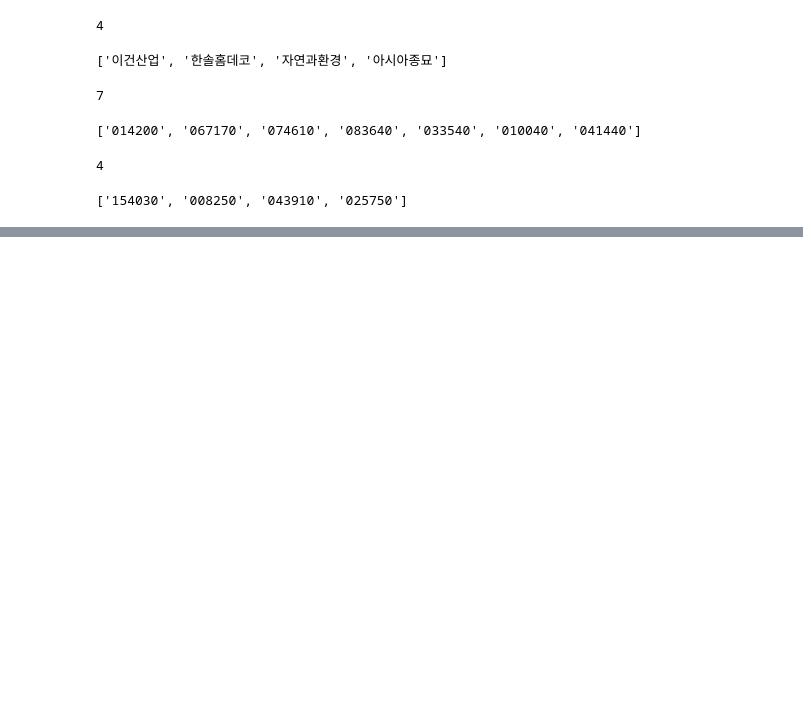
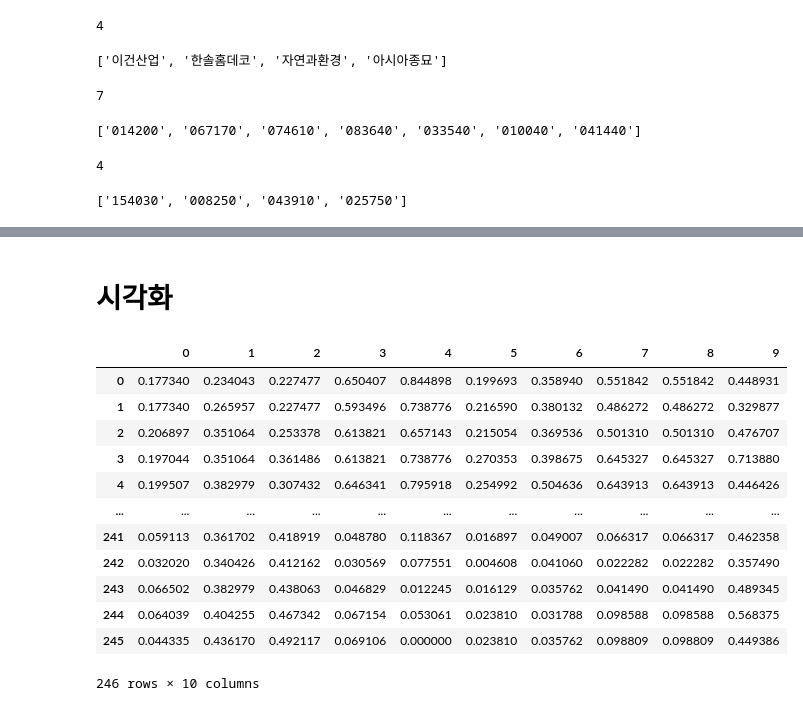
Before and after one commit to 21ckwj/fintech, a Jupyter notebook: 프로젝트2/주가움직임보기.ipynb, the cells around one changed output, grey strips where cells are left out. Drawn from its saved outputs; the diff is of its cells as text; code cells hidden in the pictures; blank space fills up the shorter version.

```diff
--- a/프로젝트2/주가움직임보기.ipynb
+++ b/프로젝트2/주가움직임보기.ipynb
@@ -85,0 +241,25 @@ df_history
+# %% [markdown]
+# 시각화
+# %%
+# 비율 맞춰주기
+# scaler 쓰려면 데이터타입이 모두 같아야 해서 Date타입 바꿔주는 과정
+
+from sklearn.preprocessing import StandardScaler, MinMaxScaler
+scaler = MinMaxScaler()
+df_scaler = df_scaler.drop('Date',axis =1)
+df_scaled = pd.DataFrame(scaler.fit_transform(df_scaler))
+df_scaled
+# %% [output]
+|  | 0 | 1 | 2 | 3 | 4 | 5 | 6 | 7 | 8 | 9 |
+| 0 | 0.177340 | 0.234043 | 0.227477 | 0.650407 | 0.844898 | 0.199693 | 0.358940 | 0.551842 | 0.551842 | 0.448931 |
+| 1 | 0.177340 | 0.265957 | 0.227477 | 0.593496 | 0.738776 | 0.216590 | 0.380132 | 0.486272 | 0.486272 | 0.329877 |
+| 2 | 0.206897 | 0.351064 | 0.253378 | 0.613821 | 0.657143 | 0.215054 | 0.369536 | 0.501310 | 0.501310 | 0.476707 |
+| 3 | 0.197044 | 0.351064 | 0.361486 | 0.613821 | 0.738776 | 0.270353 | 0.398675 | 0.645327 | 0.645327 | 0.713880 |
+| 4 | 0.199507 | 0.382979 | 0.307432 | 0.646341 | 0.795918 | 0.254992 | 0.504636 | 0.643913 | 0.643913 | 0.446426 |
+| ... | ... | ... | ... | ... | ... | ... | ... | ... | ... | ... |
+| 241 | 0.059113 | 0.361702 | 0.418919 | 0.048780 | 0.118367 | 0.016897 | 0.049007 | 0.066317 | 0.066317 | 0.462358 |
+| 242 | 0.032020 | 0.340426 | 0.412162 | 0.030569 | 0.077551 | 0.004608 | 0.041060 | 0.022282 | 0.022282 | 0.357490 |
+| 243 | 0.066502 | 0.382979 | 0.438063 | 0.046829 | 0.012245 | 0.016129 | 0.035762 | 0.041490 | 0.041490 | 0.489345 |
+| 244 | 0.064039 | 0.404255 | 0.467342 | 0.067154 | 0.053061 | 0.023810 | 0.031788 | 0.098588 | 0.098588 | 0.568375 |
+| 245 | 0.044335 | 0.436170 | 0.492117 | 0.069106 | 0.000000 | 0.023810 | 0.035762 | 0.098809 | 0.098809 | 0.449386 |
+246 rows × 10 columns
```
Also changed, not shown: parts of 15 cells of this notebook, 4 other files.
